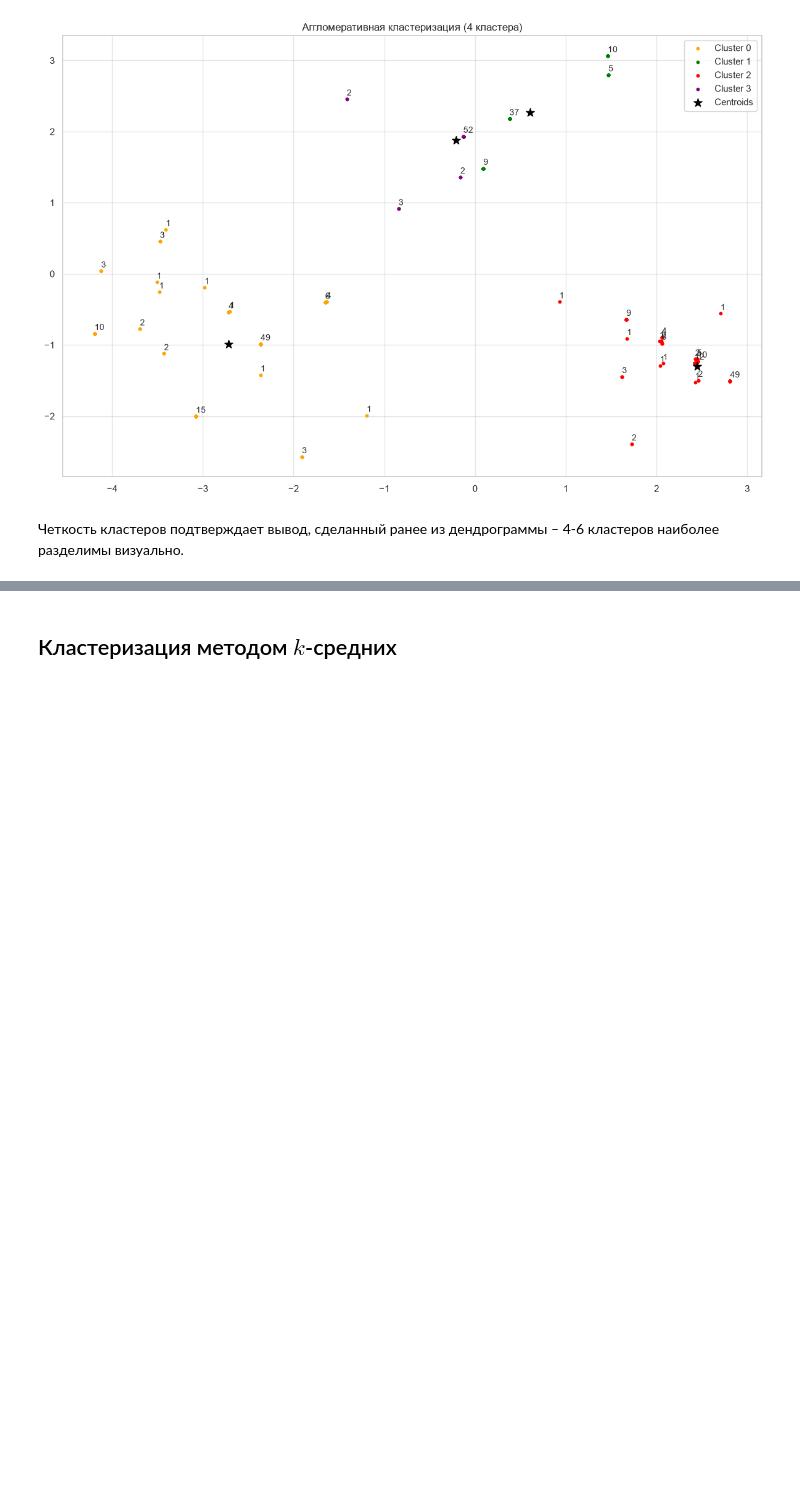
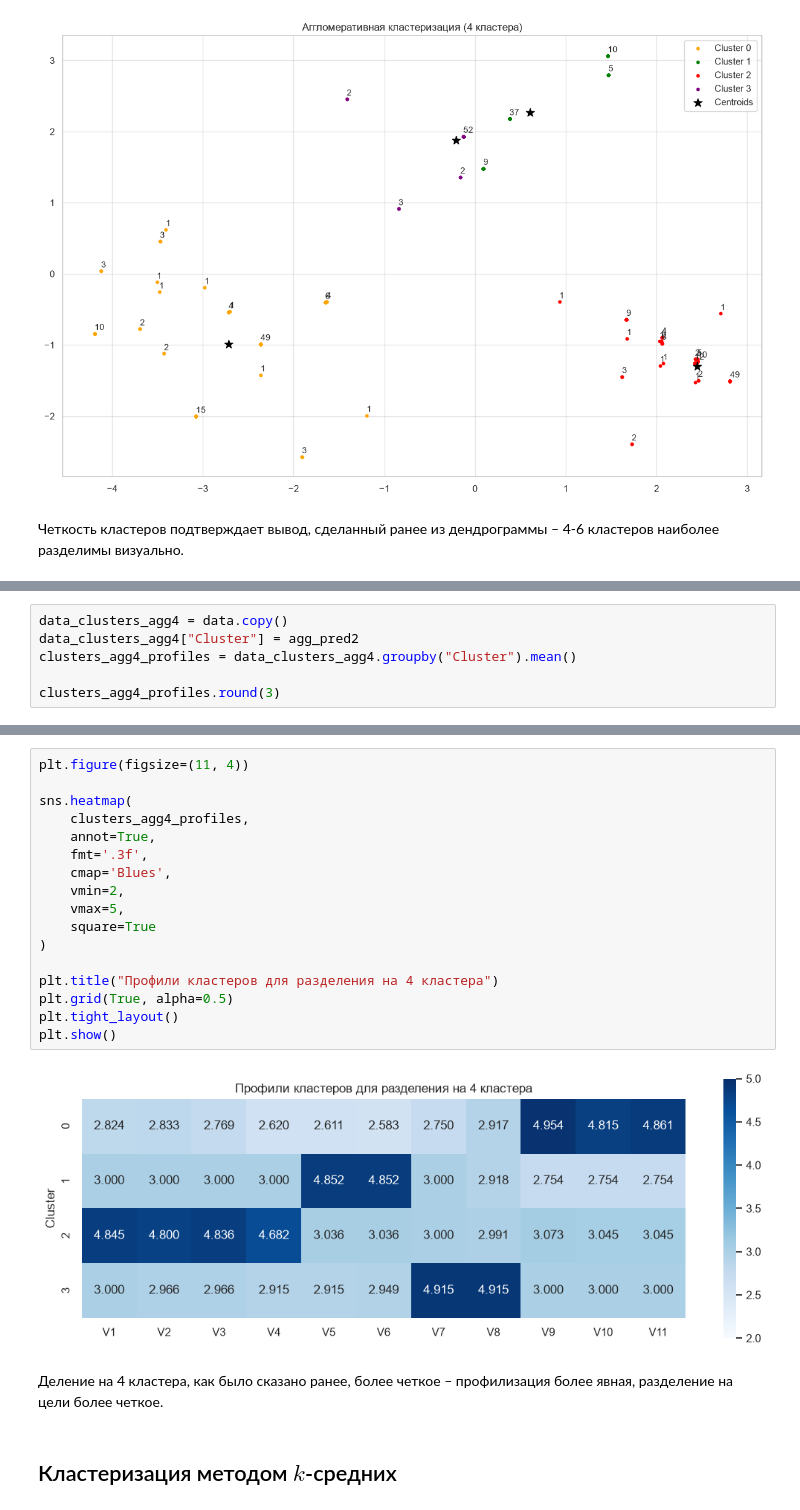
Before and after one commit to kkinzzza/data-analysis-labs, a Jupyter notebook: lab_1-3/lab_1-3.ipynb, the cells around one changed output, grey strips where cells are left out. Cells and saved outputs as stored; diff of their text form; blank space fills up the shorter version.

```diff
--- a/lab_1-3/lab_1-3.ipynb
+++ b/lab_1-3/lab_1-3.ipynb
@@ -330,0 +370,6 @@ plt.show()
+# %%
+data_clusters_agg4 = data.copy()
+data_clusters_agg4["Cluster"] = agg_pred2
+clusters_agg4_profiles = data_clusters_agg4.groupby("Cluster").mean()
+
+clusters_agg4_profiles.round(3)
@@ -331,3 +383,24 @@ plt.show()
+# %%
+plt.figure(figsize=(11, 4))
+
+sns.heatmap(
+    clusters_agg4_profiles,
+    annot=True,
+    fmt='.3f',
+    cmap='Blues',
+    vmin=2,
+    vmax=5,
+    square=True
+)
+
+plt.title("Профили кластеров для разделения на 4 кластера")
+plt.grid(True, alpha=0.5)
+plt.tight_layout()
+plt.show()
+# %% [output]
+[figure, added]
+# %% [markdown]
+Деление на 4 кластера, как было сказано ранее, более четкое – профилизация более явная, разделение на цели более четкое.
 # %% [markdown]
 ## Кластеризация методом $k$-средних
 # %% [markdown]
```
Also changed, not shown: parts of 27 cells of this notebook.
